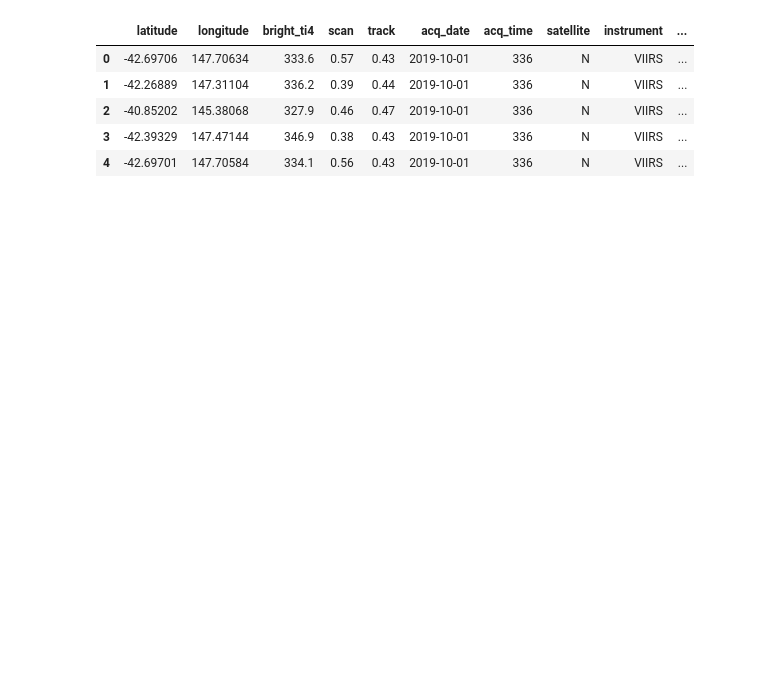
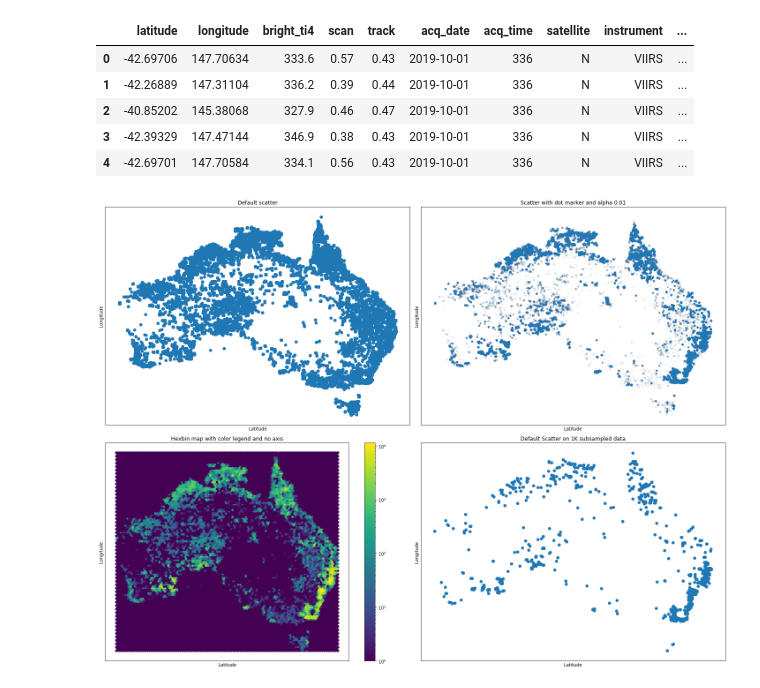
Before and after one commit to MRSantos1/Austrailia_Fire, a Jupyter notebook: fire_analysis.ipynb, the cells around one changed output. Cells and saved outputs as stored; diff of their text form; code cells hidden in the pictures; blank space fills up the shorter version.

Commit message:
first subplot displayed

```diff
--- a/fire_analysis.ipynb
+++ b/fire_analysis.ipynb
@@ -16,3 +16,23 @@ data.head()
 | 2 | -40.85202 | 145.38068 | 327.9 | 0.46 | 0.47 | 2019-10-01 | 336 | N | VIIRS | ... |
 | 3 | -42.39329 | 147.47144 | 346.9 | 0.38 | 0.43 | 2019-10-01 | 336 | N | VIIRS | ... |
 | 4 | -42.69701 | 147.70584 | 334.1 | 0.56 | 0.43 | 2019-10-01 | 336 | N | VIIRS | ... |
+# %%
+
+
+fig, axes = plt.subplots(2,2, figsize =(20,15), subplot_kw={'xticks': (), 'yticks': ()})
+axes[0,0].scatter(data.longitude,data.latitude)
+axes[0,0].set_title("Default scatter")
+axes[0,1].scatter(data.longitude,data.latitude, alpha=0.01, marker=".")
+axes[0,1].set_title("Scatter with dot marker and alpha 0.01")
+img = axes[1,0].hexbin(data.longitude,data.latitude, bins='log')
+axes[1,0].set_title("Hexbin map with color legend and no axis")
+axes[1,1].scatter(sample_data.longitude, sample_data.latitude)
+axes[1,1].set_title("Default Scatter on 1K subsampled data")
+for ax in axes.ravel():
+    ax.set_xlabel('Latitude')
+    ax.set_ylabel('Longitude')
+plt.tight_layout()
+fig.colorbar(img, ax=axes[1,0])
+plt.show()
+# %% [output]
+[figure, added]
```
